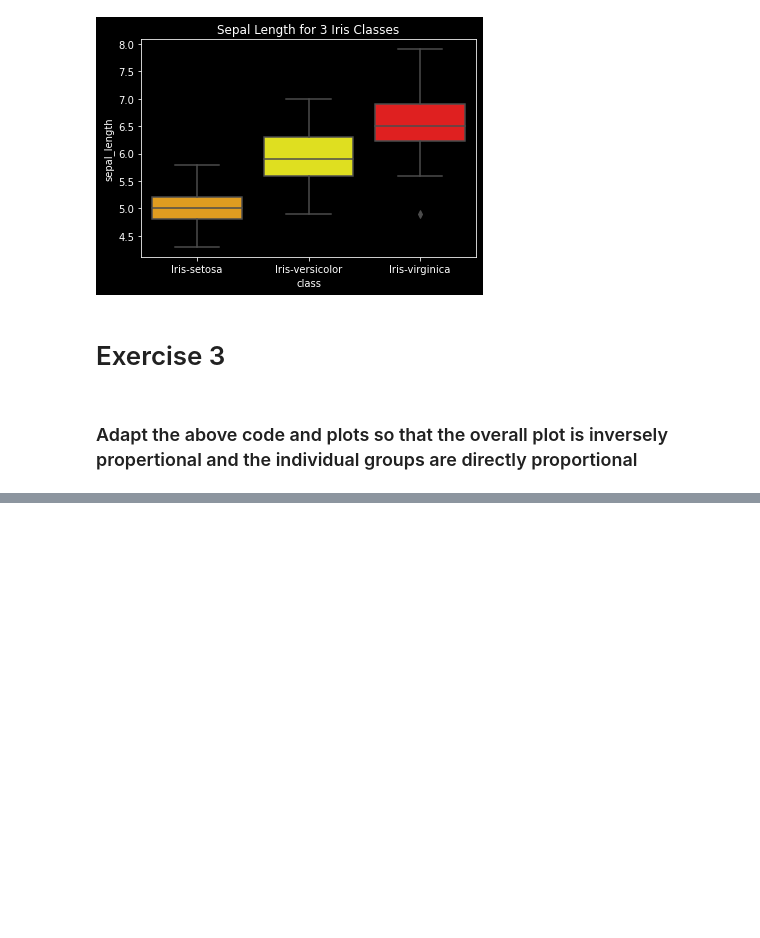
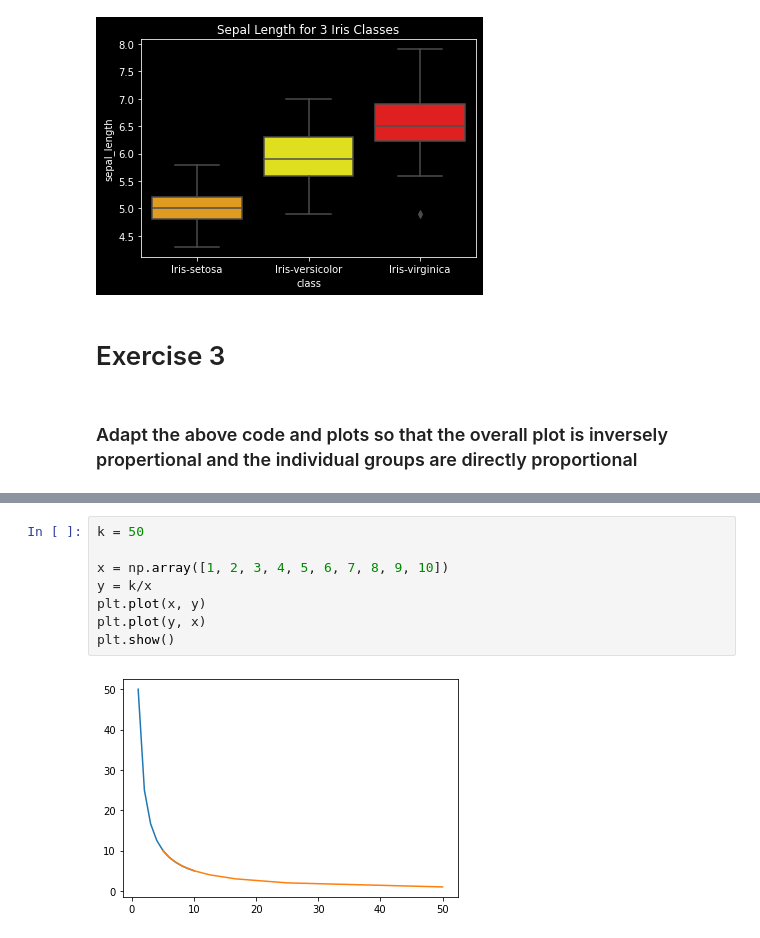
Before and after one commit to Anna20041983/funddata-assesment, a Jupyter notebook: practicals/04-outliers-exercises.ipynb, the cells around one changed output, grey strips where cells are left out. Drawn from its saved outputs; the diff is of its cells as text; blank space fills up the shorter version.

```diff
--- a/practicals/04-outliers-exercises.ipynb
+++ b/practicals/04-outliers-exercises.ipynb
@@ -101,0 +157,10 @@ np.mean(numbers2)
+# %%
+k = 50
+
+x = np.array([1, 2, 3, 4, 5, 6, 7, 8, 9, 10])
+y = k/x
+plt.plot(x, y)
+plt.plot(y, x)
+plt.show()
+# %% [output]
+[figure, added]
```
Also changed, not shown: parts of 11 cells of this notebook, 4 other files.
